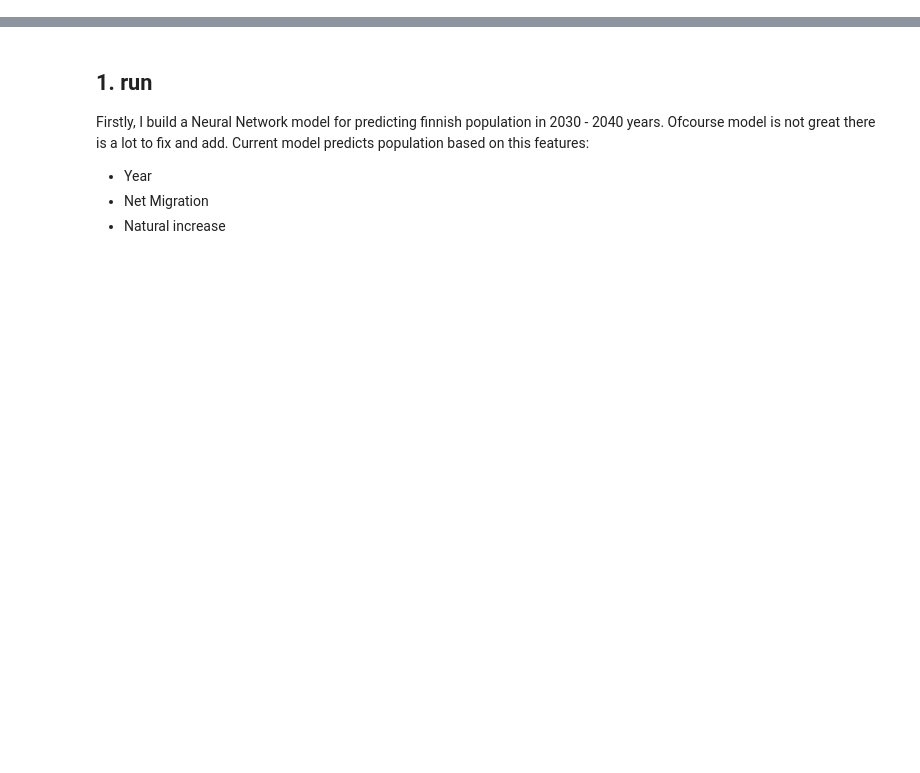
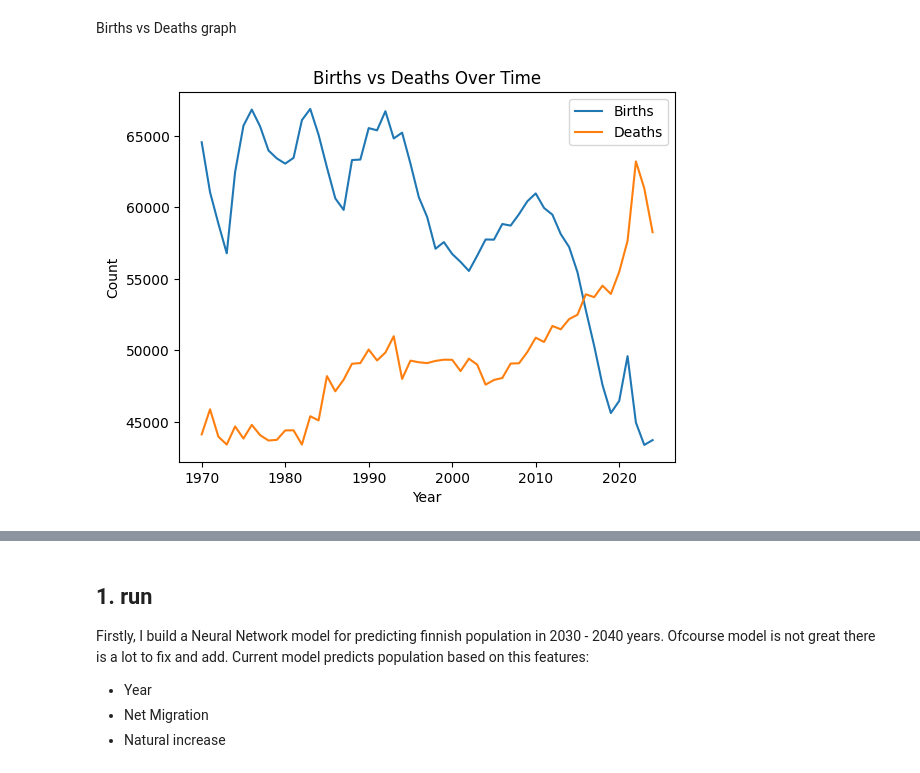
Before and after one commit to Rolands-Prohorovs/Machine-Learning, a Jupyter notebook: Population shifts in Finland/model4.ipynb, the cells around one changed output, grey strips where cells are left out. Drawn from its saved outputs; the diff is of its cells as text; code cells hidden in the pictures; blank space fills up the shorter version.

```diff
--- a/Population shifts in Finland/model4.ipynb
+++ b/Population shifts in Finland/model4.ipynb
@@ -0,0 +38,13 @@
+# %% [markdown]
+Births vs Deaths graph
+# %%
+plt.figure()
+plt.plot(df["Year"], df["Live births"], label="Births")
+plt.plot(df["Year"], df["Deaths"], label="Deaths")
+plt.legend()
+plt.xlabel("Year")
+plt.ylabel("Count")
+plt.title("Births vs Deaths Over Time")
+plt.show()
+# %% [output]
+[figure, added]
```
Also changed, not shown: parts of 29 cells of this notebook, 3 other files.
